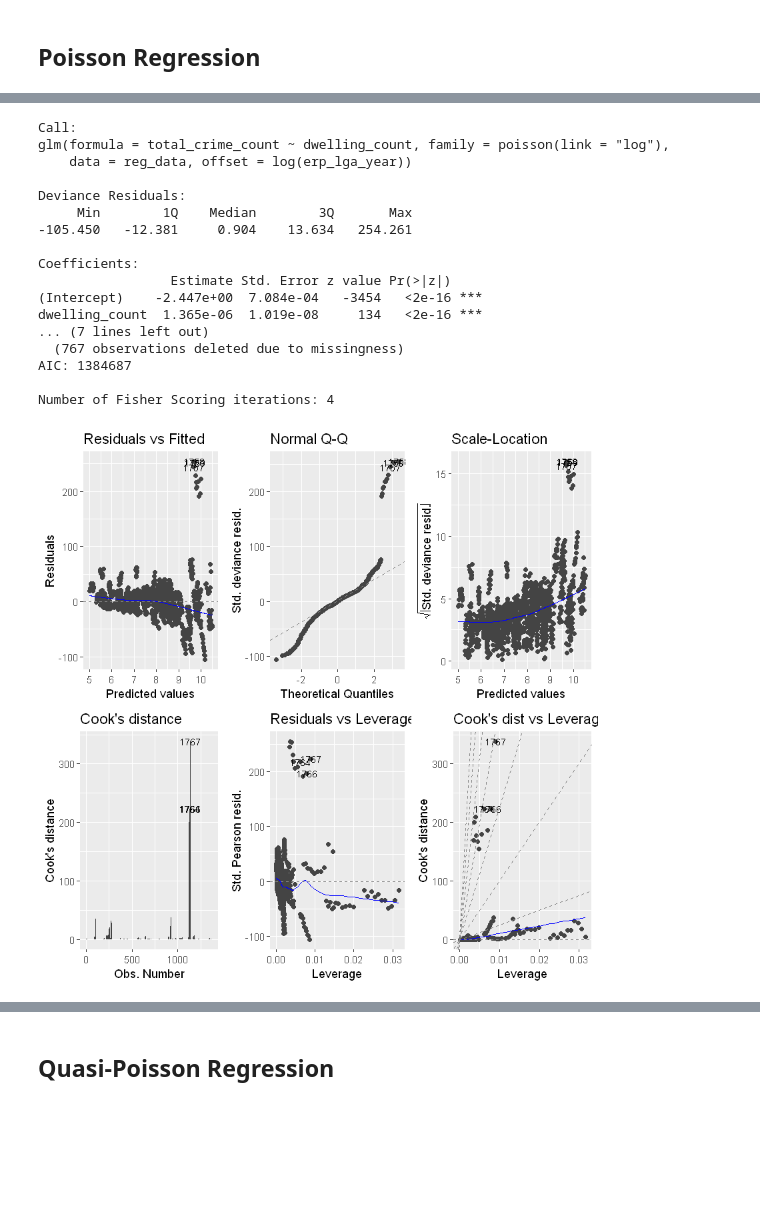
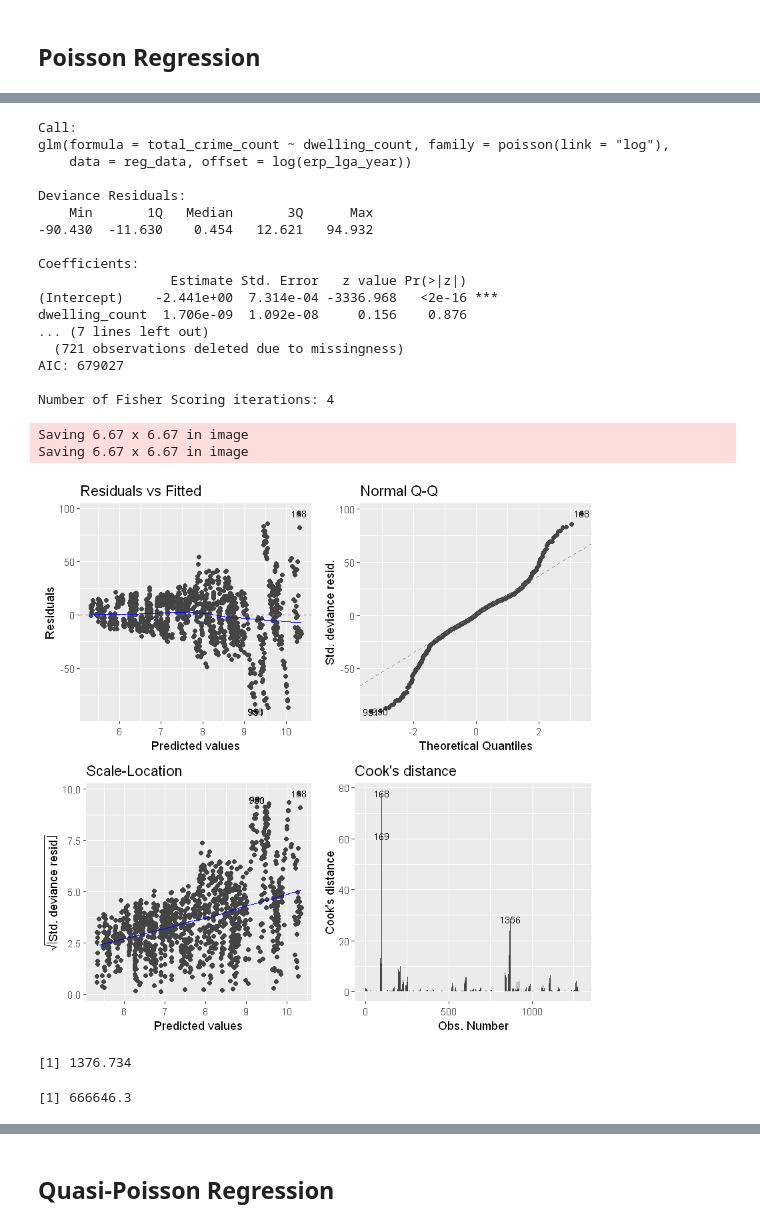
Before and after one commit to vaungles/STDS-AT2-Transport, a Jupyter notebook: time_series.ipynb, the cells around one changed output, grey strips where cells are left out. Saved outputs shown, nothing was run; the diff lists cells and outputs as text; code cells hidden in the pictures; blank space fills up the shorter version.

Commit message:
Update time_series.ipynb
Removed outliers
Add qchisq(0.95, df.residual(model))

```diff
--- a/time_series.ipynb
+++ b/time_series.ipynb
@@ -650,11 +692,11 @@ interpolate_between_census <- function(data, value_col){
                 x1 = 2011
                 y0 <- data %>%
                     filter(year == !!x0, lga == !!lga) %>%
-                    select(!!value_col) %>%
+                    dplyr::select(!!value_col) %>%
                     pull(1)
                 y1 <- data %>%
                     filter(year == !!x1, lga == !!lga) %>%
-                    select(!!value_col) %>%
+                    dplyr::select(!!value_col) %>%
                     pull(1)
 
                 x = year
@@ -667,11 +709,11 @@ interpolate_between_census <- function(data, value_col){
                 x1 = 2016
                 y0 <- data %>%
                     filter(year == !!x0, lga == !!lga) %>%
-                    select(!!value_col) %>%
+                    dplyr::select(!!value_col) %>%
                     pull(1)
                 y1 <- data %>%
                     filter(year == !!x1, lga == !!lga) %>%
-                    select(!!value_col) %>%
+                    dplyr::select(!!value_col) %>%
                     pull(1)
 
                 x = year
@@ -887,0 +1036,4 @@ Missing treated using: 'pairwise.complete.obs'
+# %%
+dummy <- joined_df_3
+# %%
+joined_df_3 <- dummy
@@ -888,6 +1055,6 @@ Missing treated using: 'pairwise.complete.obs'
 # %%
 reg_data <- joined_df_3 %>%
-    select(-lga)
+    dplyr::select(-lga)
 
 head(reg_data)
 glimpse(reg_data)
@@ -910,32 +1077,43 @@ $ dwelling_count          <int> NA, NA, NA, NA, NA, 20191, 20457, 20722, 20...
 # %%
 model <- glm(total_crime_count ~ dwelling_count,
              offset = log(erp_lga_year),
              family = poisson(link = "log"),
              data = reg_data)
 
 summary(model)
-autoplot(model, which = 1:6, ncol = 3, label.size = 3)
+autoplot(model, which = 1:4, ncol = 2, label.size = 3)
 
 glm_poisson1 <- model
+
+ggsave(paste(chart_dir, "/", "reg_poisson_crime_count_vs_dwelling_count.png", sep = ""))
+ggsave(paste(chart_dir, "/", "reg_poisson_crime_count_vs_dwelling_count.svg", sep = ""))
 # %% [output]
 Call:
 glm(formula = total_crime_count ~ dwelling_count, family = poisson(link = "log"),
     data = reg_data, offset = log(erp_lga_year))
 
 Deviance Residuals:
-     Min        1Q    Median        3Q       Max
--105.450   -12.381     0.904    13.634   254.261
+    Min       1Q   Median       3Q      Max
+-90.430  -11.630    0.454   12.621   94.932
 
 Coefficients:
-                 Estimate Std. Error z value Pr(>|z|)
-(Intercept)    -2.447e+00  7.084e-04   -3454   <2e-16 ***
-dwelling_count  1.365e-06  1.019e-08     134   <2e-16 ***
+                 Estimate Std. Error   z value Pr(>|z|)
+(Intercept)    -2.441e+00  7.314e-04 -3336.968   <2e-16 ***
+dwelling_count  1.706e-09  1.092e-08     0.156    0.876
 ... (7 lines left out)
-  (767 observations deleted due to missingness)
-AIC: 1384687
+  (721 observations deleted due to missingness)
+AIC: 679027
 
 Number of Fisher Scoring iterations: 4
+Saving 6.67 x 6.67 in image
+Saving 6.67 x 6.67 in image
-[figure, old version]
+[figure, new version]
+# %%
+qchisq(0.95, df.residual(model))
+deviance(model)
+# %% [output]
+[1] 1376.734
+[1] 666646.3
 # %%
 model <- glm(total_crime_count ~ dwelling_count + year,
              offset = log(erp_lga_year),
```
Also changed, not shown: parts of 42 cells of this notebook.
